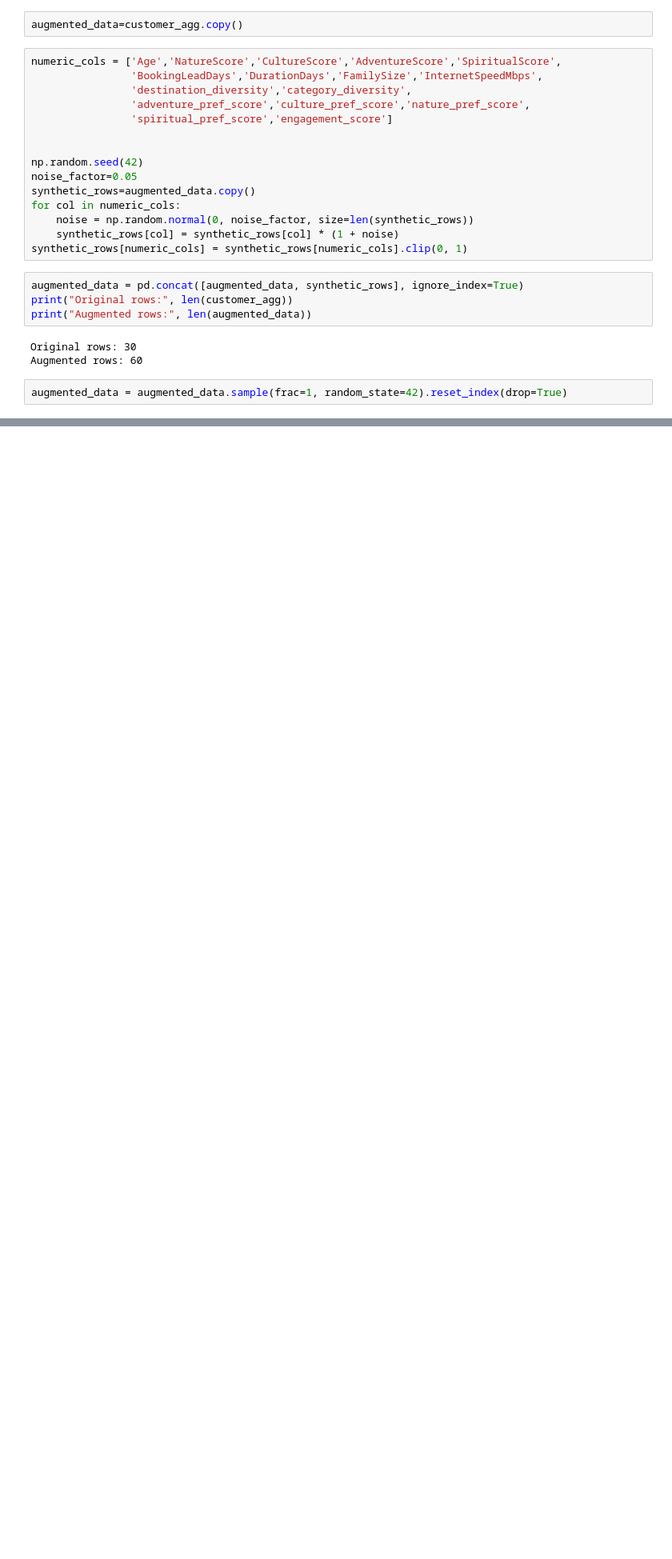
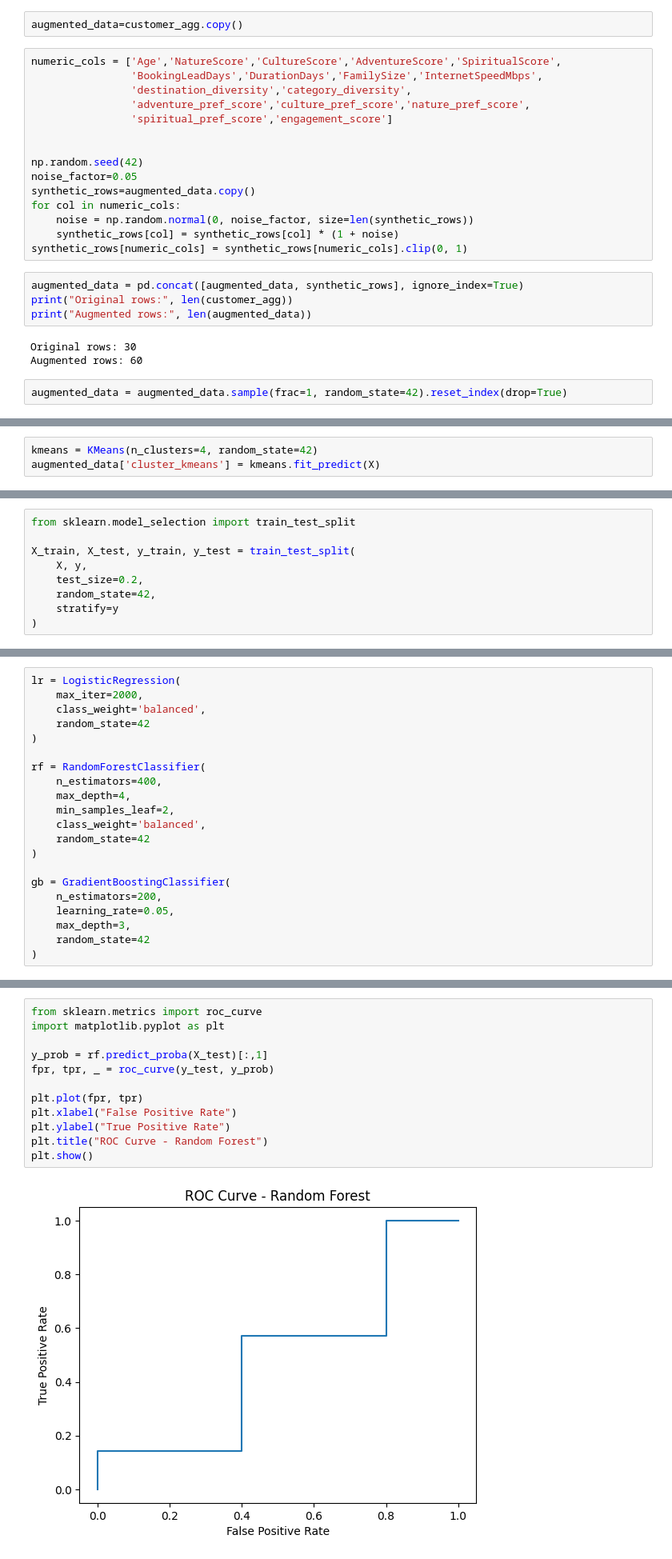
Before and after one commit to Shreya-Sharma03/AI-Travel-Intelligence-System, a Jupyter notebook: TripSenseData.ipynb, the cells around one changed output, grey strips where cells are left out. Shown at 80% size. Saved outputs shown, nothing was run; the diff lists cells and outputs as text; blank space fills up the shorter version.

```diff
--- a/TripSenseData.ipynb
+++ b/TripSenseData.ipynb
@@ -1248,0 +405,3 @@ Cross Validation Accuracy: 0.4970128022759601
+# %%
+kmeans = KMeans(n_clusters=4, random_state=42)
+augmented_data['cluster_kmeans'] = kmeans.fit_predict(X)
@@ -1248,0 +694,9 @@ Cross Validation Accuracy: 0.4970128022759601
+# %%
+from sklearn.model_selection import train_test_split
+
+X_train, X_test, y_train, y_test = train_test_split(
+    X, y,
+    test_size=0.2,
+    random_state=42,
+    stratify=y
+)
@@ -1248,0 +706,21 @@ Cross Validation Accuracy: 0.4970128022759601
+# %%
+lr = LogisticRegression(
+    max_iter=2000,
+    class_weight='balanced',
+    random_state=42
+)
+
+rf = RandomForestClassifier(
+    n_estimators=400,
+    max_depth=4,
+    min_samples_leaf=2,
+    class_weight='balanced',
+    random_state=42
+)
+
+gb = GradientBoostingClassifier(
+    n_estimators=200,
+    learning_rate=0.05,
+    max_depth=3,
+    random_state=42
+)
@@ -1248,0 +823,14 @@ Cross Validation Accuracy: 0.4970128022759601
+# %%
+from sklearn.metrics import roc_curve
+import matplotlib.pyplot as plt
+
+y_prob = rf.predict_proba(X_test)[:,1]
+fpr, tpr, _ = roc_curve(y_test, y_prob)
+
+plt.plot(fpr, tpr)
+plt.xlabel("False Positive Rate")
+plt.ylabel("True Positive Rate")
+plt.title("ROC Curve - Random Forest")
+plt.show()
+# %% [output]
+[figure, added]
```
Also changed, not shown: parts of 110 cells of this notebook.
